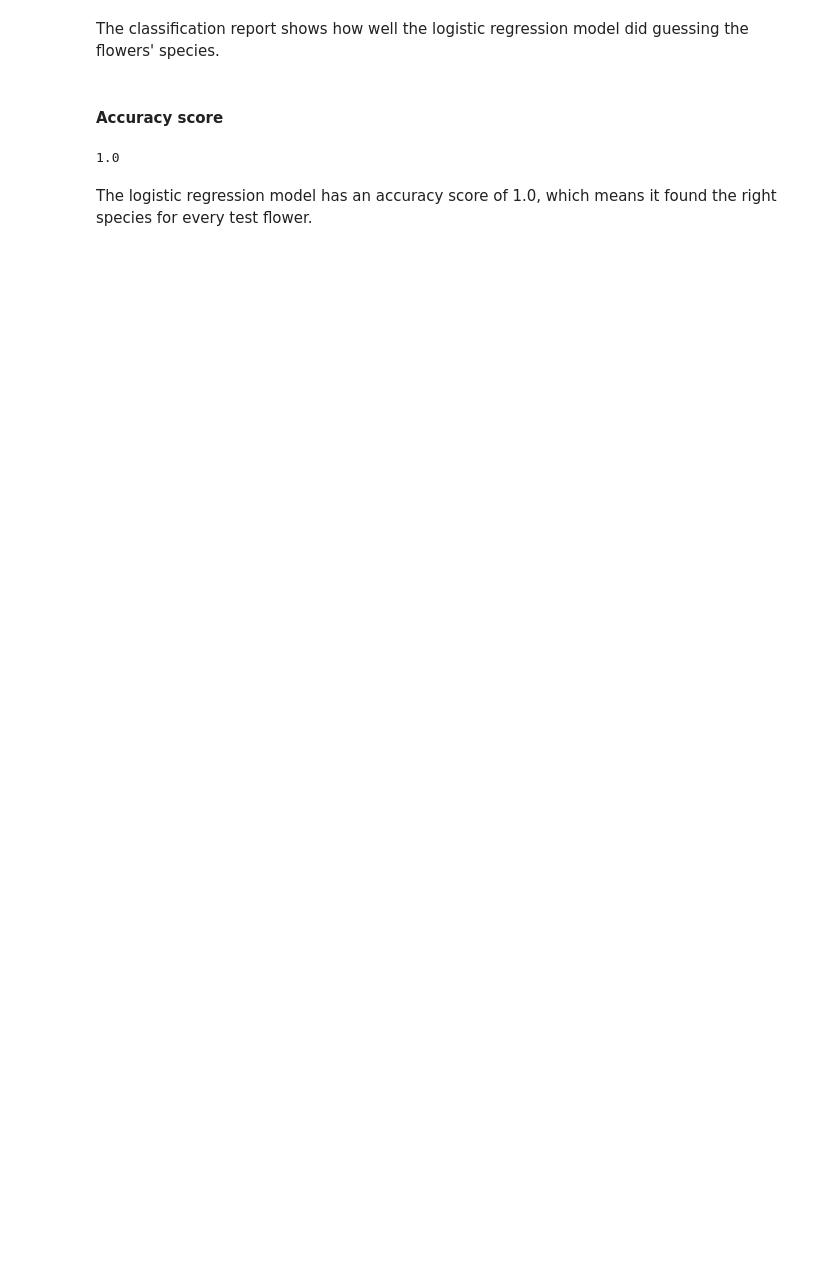
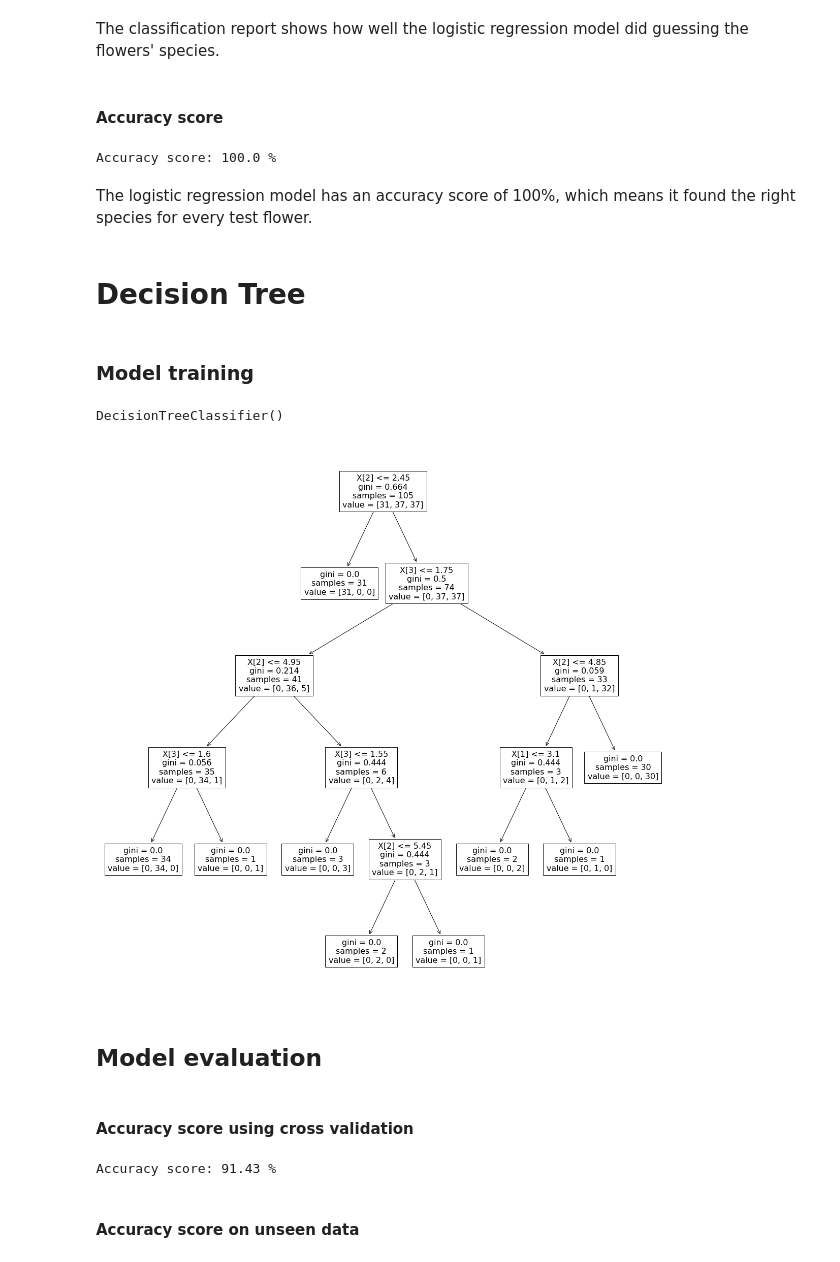
Before and after one commit to lynda-trad/Iris, a Jupyter notebook: Iris.ipynb, the cells around one changed output. Saved outputs shown, nothing was run; the diff lists cells and outputs as text; code cells hidden in the pictures; blank space fills up the shorter version.

Commit message:
decision tree model added

```diff
--- a/Iris.ipynb
+++ b/Iris.ipynb
@@ -127,9 +140,11 @@ With machine learning, we want to guess a given flower's species with its charac
 # %% [markdown]
 # Slicing the dataset
 # %%
-# 80 percent of the dataset is used for the training
-# 20 percent is used for test
-x_train, x_test, y_train, y_test = train_test_split(X, y, test_size=0.2, random_state=42)
+'''
+70 percent of the dataset is used for the training
+30 percent is used for test
+'''
+x_train, x_test, y_train, y_test = train_test_split(X, y, test_size=0.3, random_state=42)
 # %% [markdown]
 # Logistic Regression Model
 # %%
@@ -180,8 +195,34 @@ The classification report shows how well the logistic regression model did guess
 # %% [markdown]
 #### Accuracy score
 # %%
-print(accuracy_score(y_test, predictions))
+print("Accuracy score:", accuracy_score(y_test, predictions)*100, "%")
 # %% [output]
-1.0
+Accuracy score: 100.0 %
 # %% [markdown]
-The logistic regression model has an accuracy score of 1.0, which means it found the right species for every test flower.
+The logistic regression model has an accuracy score of 100%, which means it found the right species for every test flower.
+# %% [markdown]
+# Decision Tree
+# %% [markdown]
+### Model training
+# %%
+Iris_clf = DecisionTreeClassifier(criterion='gini', min_samples_split=2)
+Iris_clf.fit(x_train, y_train)
+# %% [output]
+DecisionTreeClassifier()
+# %%
+plt.figure(figsize=(20,20))
+tree.plot_tree(Iris_clf)
+plt.show()
+# %% [output]
+[figure, added]
+# %% [markdown]
+## Model evaluation
+# %% [markdown]
+#### Accuracy score using cross validation
+# %%
+print("Accuracy score:",
+      round((cross_val_score(Iris_clf, x_train, y_train, cv=3, scoring='accuracy').mean())*100, 2), '%')
+# %% [output]
+Accuracy score: 91.43 %
+# %% [markdown]
+ #### Accuracy score on unseen data
```
Also changed, not shown: parts of 10 cells of this notebook, 1 other file.
